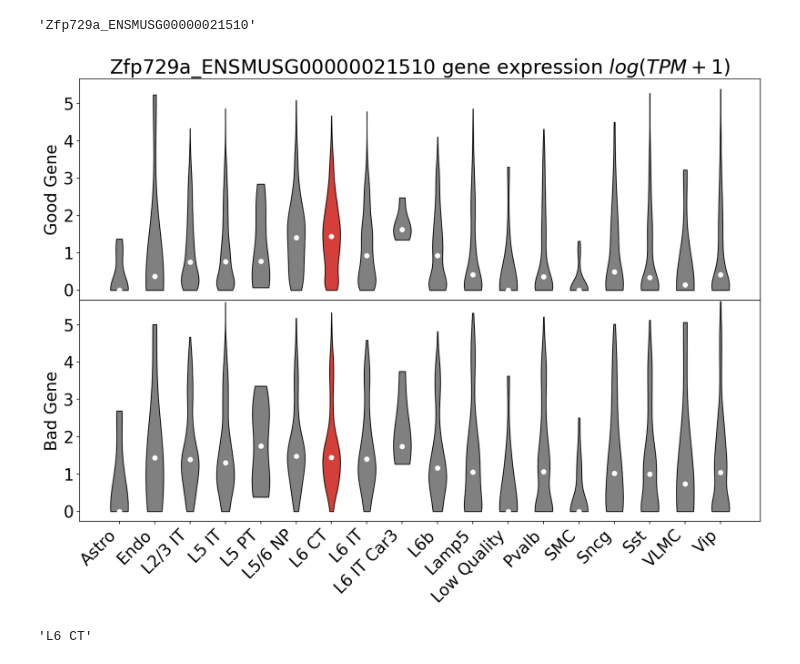
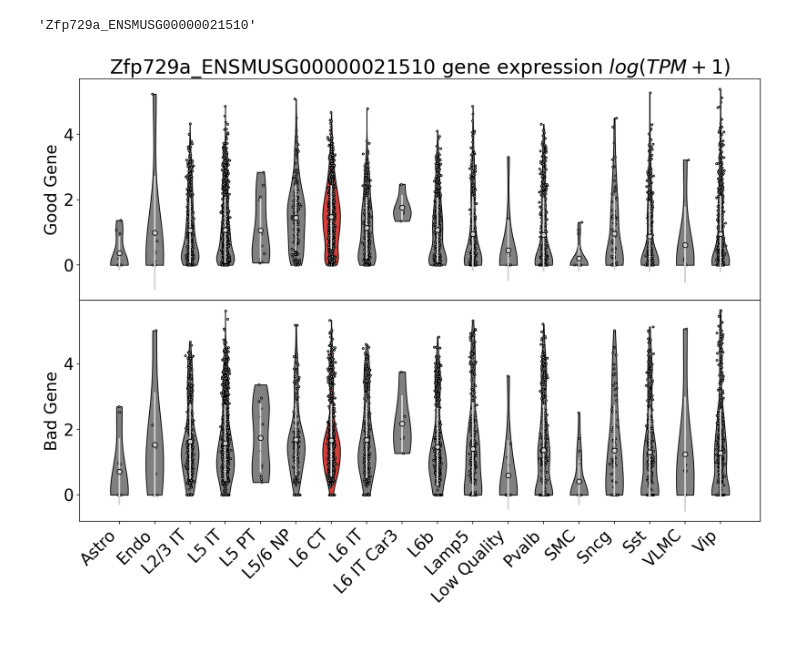
Before and after one commit to pachterlab/BYVSTZP_2020, a Jupyter notebook: analysis/notebooks/valid_v_naive_gene.ipynb, the cells around one changed output. Saved outputs shown, nothing was run; the diff lists cells and outputs as text; code cells hidden in the pictures.

```diff
--- a/analysis/notebooks/valid_v_naive_gene.ipynb
+++ b/analysis/notebooks/valid_v_naive_gene.ipynb
@@ -115,6 +122,6 @@ bad.loc[fp].sort_values("p_raw")
 # %%
-specific_cluster = "L6b"
-specific_gene = "Nrxn1_ENSMUSG00000024109"
+specific_cluster = "Pvalb"
+specific_gene = "Camta1_ENSMUSG00000014592"
 # %%
 specific_gene
 # %% [output]
@@ -209,6 +262,6 @@ specific_cluster
 # %%
 mtx_good = nd(gene_good.layers["log1p"].todense()[:,gene_good.var.gene_name==specific_gene])
-mtx_bad = nd(gene_bad.layers["log1p"].todense()[:,gene_good.var.gene_name==specific_gene])
+mtx_bad = nd(gene_bad.layers["log1p"].todense()[:,gene_bad.var.gene_name==specific_gene])
 # %%
 unique = np.unique(gene_good.obs.subclass_label)
 # %%
@@ -255,70 +333,37 @@ specific_gene
 # %%
 fig, ax = plt.subplots(figsize=(15,10), nrows=2)
 fig.subplots_adjust(hspace=0, wspace=0)
 
 unique = np.unique(gene_good.obs.subclass_label.values)
 
 
 labels = unique
 lidx = np.arange(1, len(labels)+1)  # the label locations
 midx = np.where(unique==specific_cluster)[0][0]
 #######3# Gene
 x = []
 for c in unique:
     x.append(np.asarray(gene_good[gene_good.obs.subclass_label==c][:,gene_good.var.gene_name.values==specific_gene].layers["log1p"].todense()).reshape(-1).tolist())
-
-parts = ax[0].violinplot(x, showmedians=False, showextrema=False)
-for pcidx, pc in enumerate(parts['bodies']):
-    pc.set_facecolor('grey')
-    pc.set_edgecolor('black')
-    pc.set_alpha(1)
-    if pcidx == midx:
-        pc.set_facecolor("#D43F3A")
-
-medians = [np.median(i) for i in x]
-ax[0].scatter(lidx, medians, marker='o', color='white', s=30, zorder=3)
-
-#ax[0].axhline(y=medians[midx], color="k", linestyle="--")
-ax[0].set_ylabel("Good Gene")
-
-
-medians = [np.median(i) for i in x]
-ax[0].set_xticks(lidx)
-ax[0].set_xticklabels(labels, rotation=45, ha="right")
-ax[0].set_title("{} gene expression $log(TPM + 1)$".format(specific_gene))
-
+y=x
+violinplot(x, ax[0], selected=midx)
 
 #################### BAD GENE ####################
-
-
 x = []
 for c in unique:
     x.append(np.asarray(gene_bad[gene_bad.obs.subclass_label==c][:,gene_bad.var.gene_name.values==specific_gene].layers["log1p"].todense()).reshape(-1).tolist())
 
-parts = ax[1].violinplot(x, showmedians=False, showextrema=False)
-for pcidx, pc in enumerate(parts['bodies']):
-    pc.set_facecolor('grey')
-    pc.set_edgecolor('black')
-    pc.set_alpha(1)
-    if pcidx == midx:
-        pc.set_facecolor("#D43F3A")
-
-medians = [np.median(i) for i in x]
-ax[1].scatter(lidx, medians, marker='o', color='white', s=30, zorder=3)
-
-#ax[0].axhline(y=medians[midx], color="k", linestyle="--")
-ax[1].set_ylabel("Bad Gene")
+violinplot(x, ax[1], selected=midx, xticks=lidx, xticklabels=labels)
 
 
-medians = [np.median(i) for i in x]
-ax[1].set_xticks(lidx)
-ax[1].set_xticklabels(labels, rotation=45, ha="right")
-ax[1].set_ylim(ax[0].get_ylim())
-
-
-
+ax[0].set(**{
+    "ylabel": "Good Gene",
+    "title": "{} gene expression $log(TPM + 1)$".format(specific_gene)
+})
+ax[1].set(**{
+    "ylabel": "Bad Gene",
+})
 
 #plt.savefig("./figures/class_DE_violin_{}.png".format(specific_gene.split("_")[0]), bbox_inches='tight',dpi=300)
 plt.show()
 # %% [output]
-[figure, old version]
+[figure, new version]
@@ -338,4 +369,0 @@ def yex(ax):
-# %%
-specific_cluster
-# %% [output]
-'L6 CT'
```
Also changed, not shown: parts of 25 cells of this notebook, 26 other files.
